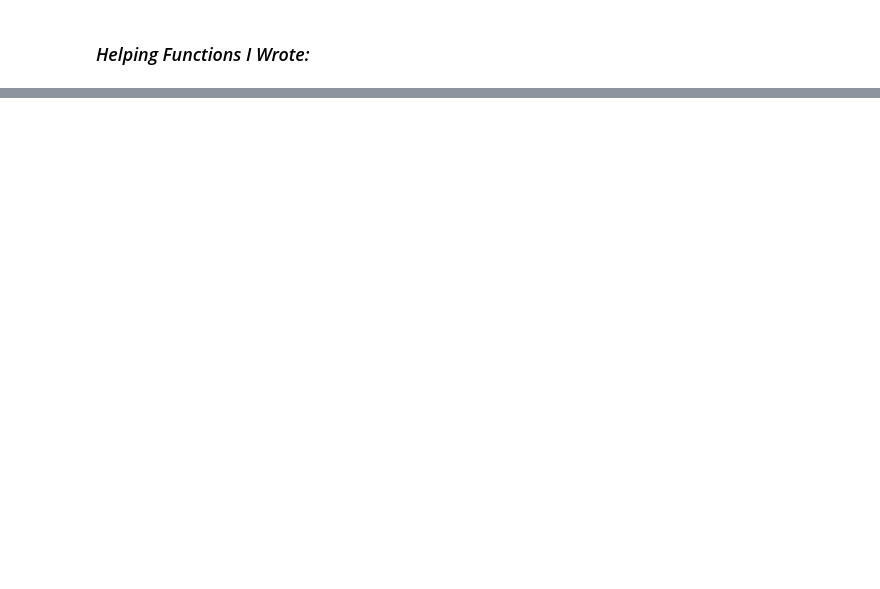
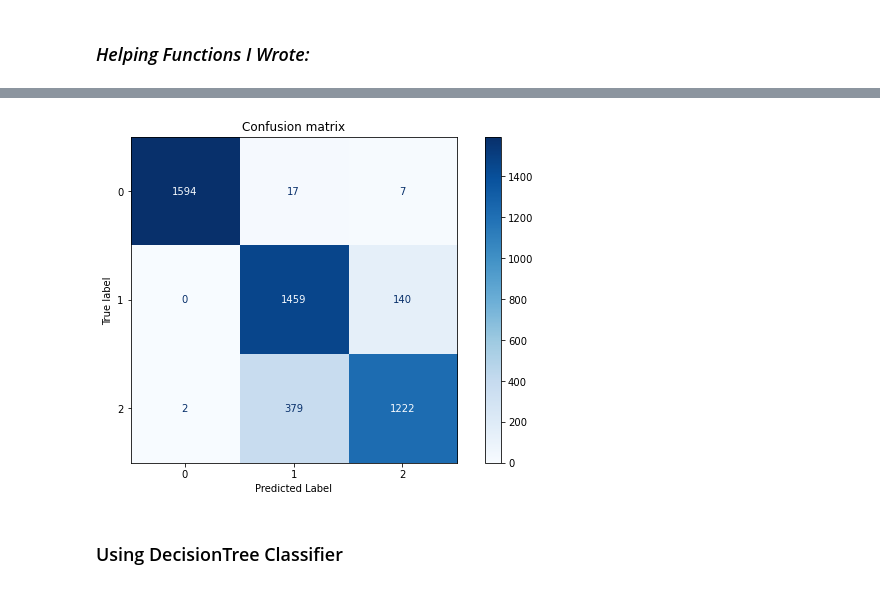
Before and after one commit to kggold4/final-project-data-visualization, a Jupyter notebook: task_4.ipynb, the cells around one changed output, grey strips where cells are left out. Drawn from its saved outputs; the diff is of its cells as text; code cells hidden in the pictures; blank space fills up the shorter version.

```diff
--- a/task_4.ipynb
+++ b/task_4.ipynb
@@ -100,0 +293,12 @@ def my_plot_confusion_matrix(clf, X_test, y_test):
+# %%
+# train
+X_train = train_data.drop(columns='label')
+y_train = train_data['label']
+
+# test
+X_test = validation_data.drop(columns='label')
+y_test = validation_data['label']
+
+std_scalar = StandardScaler()
+X_train = std_scalar.fit_transform(X_train)
+X_test = std_scalar.transform(X_test)
@@ -100,0 +329,3 @@ def my_plot_confusion_matrix(clf, X_test, y_test):
+# %%
+knn_clf = KNeighborsClassifier(n_neighbors=45, weights='distance')
+knn_clf_auc = print_accuracy(knn_clf, X_train, X_test, y_train, y_test)
@@ -100,0 +344,7 @@ def my_plot_confusion_matrix(clf, X_test, y_test):
+# %%
+# plot the confusion matrix using the my_plot_confusion_matrix function
+my_plot_confusion_matrix(knn_clf, X_test, y_test)
+# %% [output]
+[figure, added]
+# %% [markdown]
+### Using DecisionTree Classifier
```
Also changed, not shown: parts of 66 cells of this notebook.
